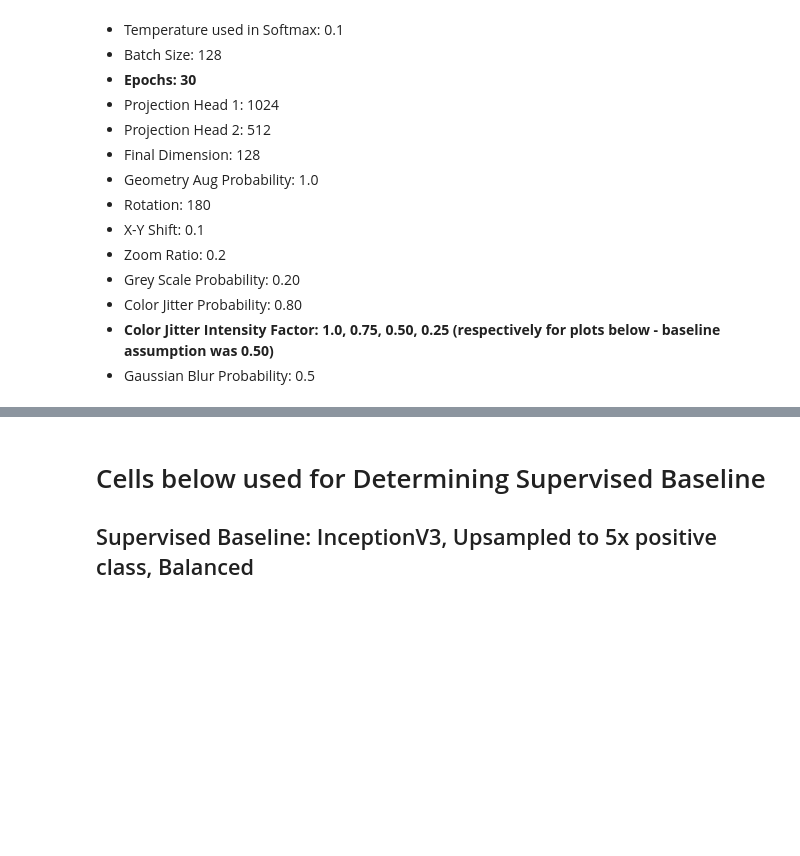
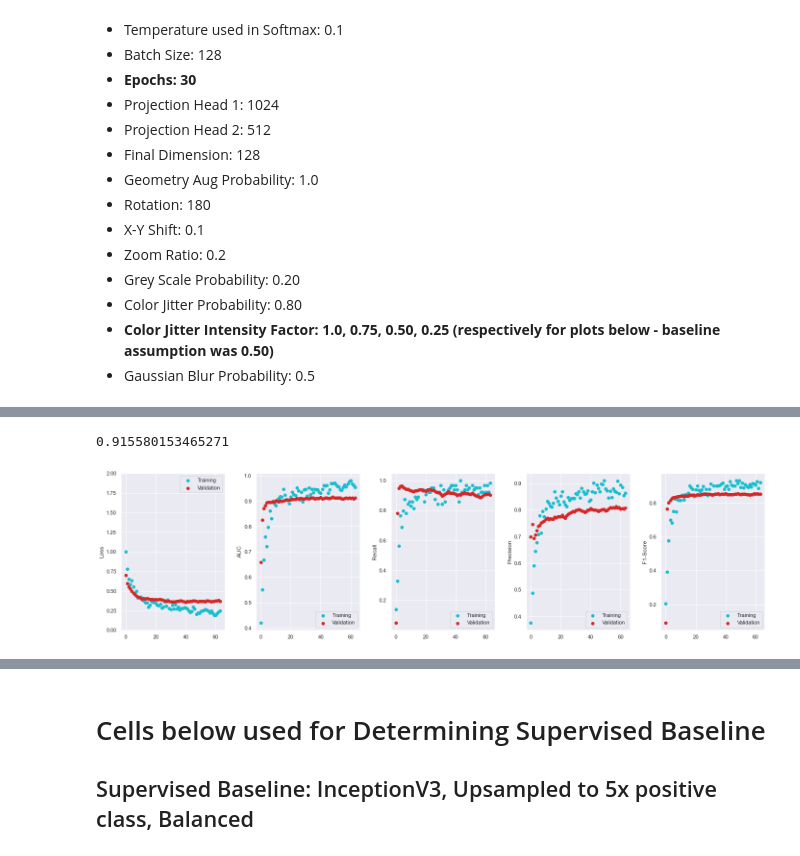
Before and after one commit to mariaauslander/capstone_fall20_irrigation, a Jupyter notebook: BigEarthData/epoch_metrics.ipynb, the cells around one changed output, grey strips where cells are left out. Drawn from its saved outputs; the diff is of its cells as text; code cells hidden in the pictures; blank space fills up the shorter version.

```diff
--- a/BigEarthData/epoch_metrics.ipynb
+++ b/BigEarthData/epoch_metrics.ipynb
@@ -338,0 +382,5 @@ Intensity Factor of 0.5
+# %%
+plot_metrics(pd.read_pickle(os.path.join(model_path, 'simclr_finetune_3percent_do50_lr0001_s50_e100_zoom.pkl')))
+# %% [output]
+0.915580153465271
+[figure, added]
```
Also changed, not shown: parts of 16 cells of this notebook, 1 other file.
